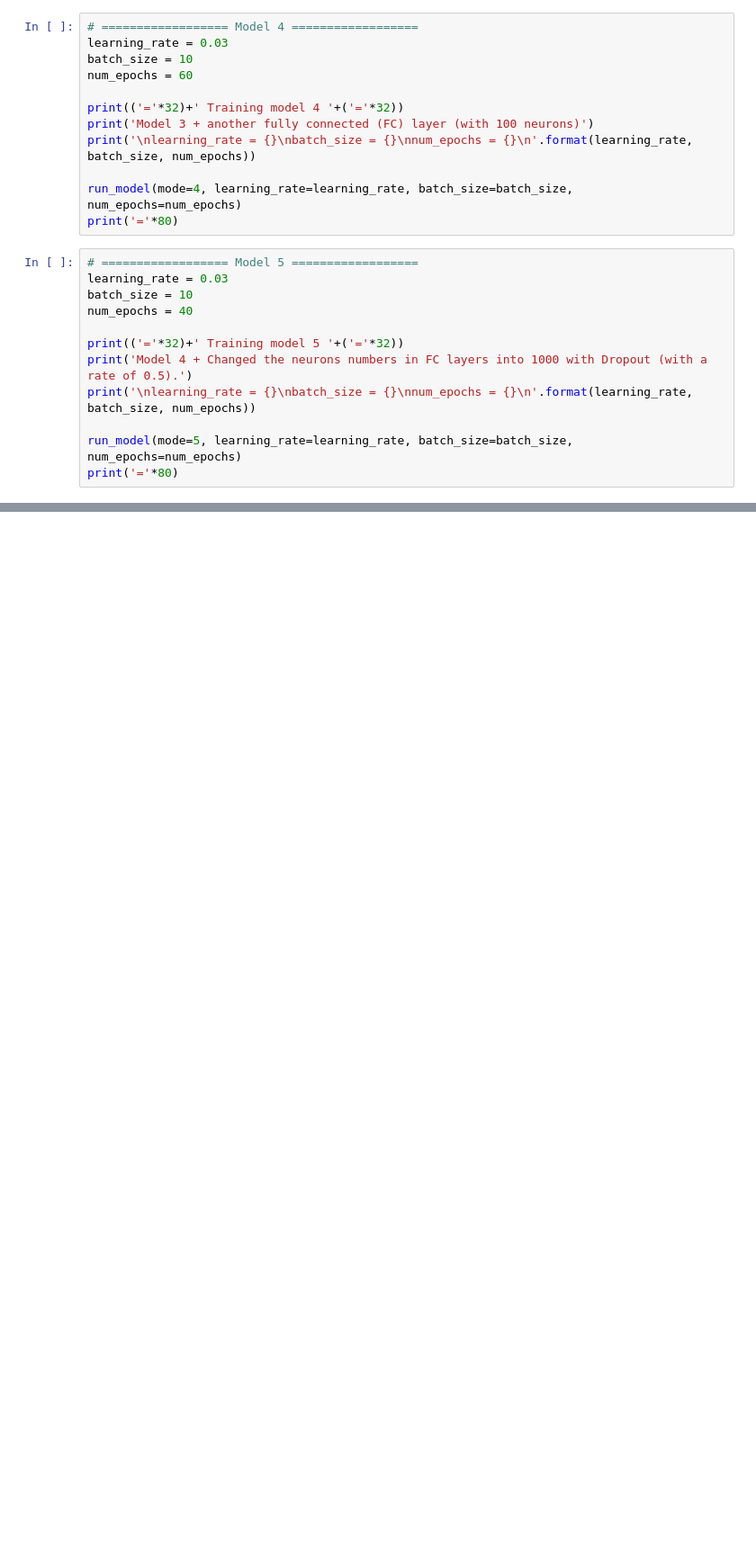
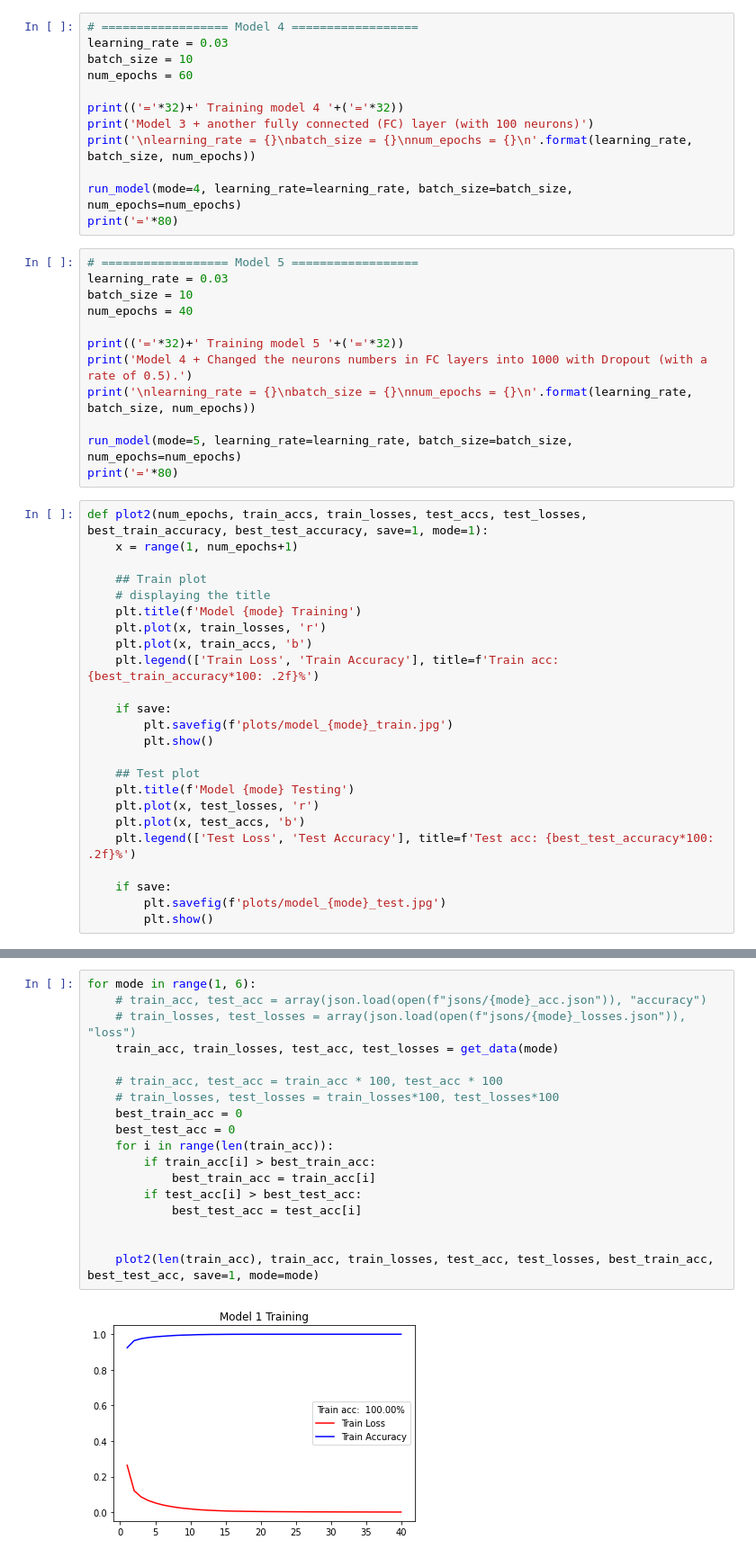
Before and after one commit to greysou1/ConvolutionalNN, a Jupyter notebook: train_evaluate_CNN.ipynb, the cells around one changed output, grey strips where cells are left out. Shown at 90% size. Cells and saved outputs as stored; diff of their text form; blank space fills up the shorter version.

Commit message:
added separate train test plots

```diff
--- a/train_evaluate_CNN.ipynb
+++ b/train_evaluate_CNN.ipynb
@@ -252,3 +256,27 @@ print('\nlearning_rate = {}\nbatch_size = {}\nnum_epochs = {}\n'.format(learning
 
 run_model(mode=5, learning_rate=learning_rate, batch_size=batch_size, num_epochs=num_epochs)
 print('='*80)
+# %%
+def plot2(num_epochs, train_accs, train_losses, test_accs, test_losses, best_train_accuracy, best_test_accuracy, save=1, mode=1):
+    x = range(1, num_epochs+1)
+
+    ## Train plot
+    # displaying the title
+    plt.title(f'Model {mode} Training')
+    plt.plot(x, train_losses, 'r')
+    plt.plot(x, train_accs, 'b')
+    plt.legend(['Train Loss', 'Train Accuracy'], title=f'Train acc: {best_train_accuracy*100: .2f}%')
+
+    if save:
+        plt.savefig(f'plots/model_{mode}_train.jpg')
+        plt.show()
+
+    ## Test plot
+    plt.title(f'Model {mode} Testing')
+    plt.plot(x, test_losses, 'r')
+    plt.plot(x, test_accs, 'b')
+    plt.legend(['Test Loss', 'Test Accuracy'], title=f'Test acc: {best_test_accuracy*100: .2f}%')
+
+    if save:
+        plt.savefig(f'plots/model_{mode}_test.jpg')
+        plt.show()
@@ -254,0 +324,20 @@ print('='*80)
+# %%
+for mode in range(1, 6):
+    # train_acc, test_acc = array(json.load(open(f"jsons/{mode}_acc.json")), "accuracy")
+    # train_losses, test_losses = array(json.load(open(f"jsons/{mode}_losses.json")), "loss")
+    train_acc, train_losses, test_acc, test_losses = get_data(mode)
+
+    # train_acc, test_acc = train_acc * 100, test_acc * 100
+    # train_losses, test_losses = train_losses*100, test_losses*100
+    best_train_acc = 0
+    best_test_acc = 0
+    for i in range(len(train_acc)):
+        if train_acc[i] > best_train_acc:
+            best_train_acc = train_acc[i]
+        if test_acc[i] > best_test_acc:
+            best_test_acc = test_acc[i]
+
+
+    plot2(len(train_acc), train_acc, train_losses, test_acc, test_losses, best_train_acc, best_test_acc, save=1, mode=mode)
+# %% [output]
+[figure, added]
```
Also changed, not shown: parts of 4 cells of this notebook, 13 other files.
